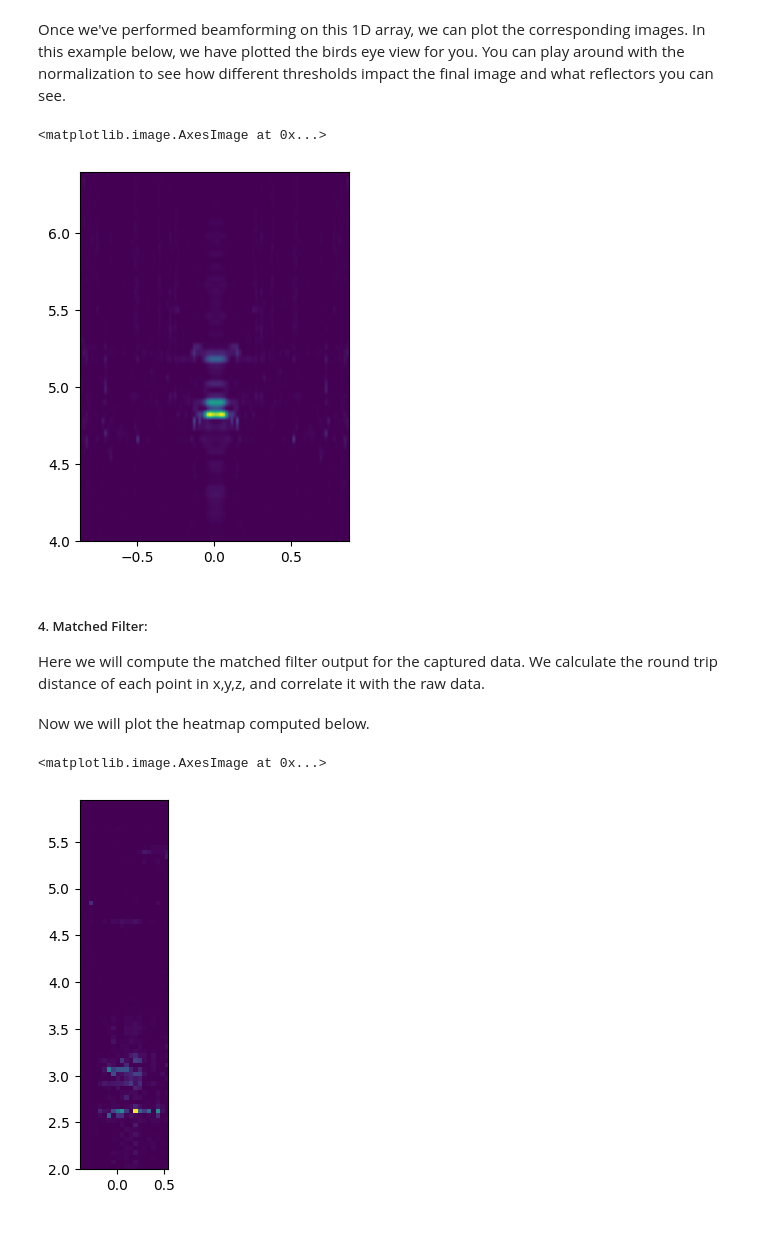
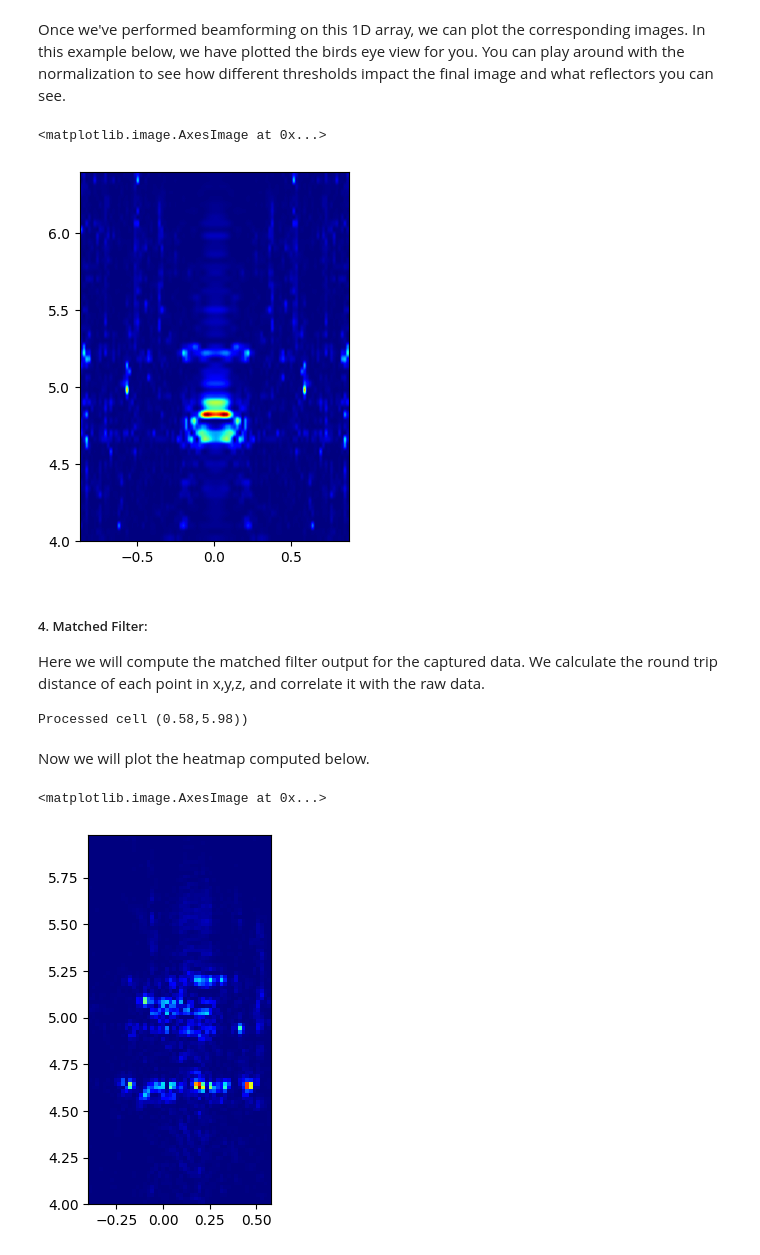
Before and after one commit to hailanzs/comm-proj-radar, a Jupyter notebook: exercise.ipynb, the cells around one changed output. Cells and saved outputs as stored; diff of their text form; code cells hidden in the pictures.

```diff
--- a/exercise.ipynb
+++ b/exercise.ipynb
@@ -69,15 +83,6 @@ home_dir = r"/Users/shanbhag/Documents/School/comm-proj-radars"
 filename = r"BF_data1_taj_far"
 data_dir = r"given_data"
 mat_data = sio.loadmat(os.path.join(home_dir,data_dir,filename + '.mat'))
-
-# define the antenna spacing
-lm = 3e8/77e9 # define lambda for the antenna spacing
-rx_pos = np.reshape(np.arange(1,5,dtype=float),(-1,1))
-x_pos = (np.reshape(np.arange(1,81,dtype=float),(-1,1)) * lm).T
-ant_pos = rx_pos * x_pos
 raw_data = mat_data['adcData']
-raw_data_hpf = np.zeros(raw_data.shape,dtype=complex)
-
-# high pass filter to remove artifacts right in front of the radar
-for ii in range(raw_data.shape[0]):
-    raw_data_hpf[ii,:] = pd.butter_highpass_filter(raw_data[ii,:],350000,10e6)
+num_x_stp, num_z_stp, num_tx, num_rx, adc_samples = raw_data.shape
+X = raw_data[:,num_z_stp//2,:,:,:]
@@ -84 +102,5 @@ for ii in range(raw_data.shape[0]):
+# %%
+# high pass filter to remove artifacts right in front of the radar
+for ii in range(raw_data.shape[0]):
+    raw_data[ii,:] = pd.butter_highpass_filter(raw_data[ii,:],350000,10e6)
 # %%
@@ -127,17 +147,17 @@ Once we've performed beamforming on this 1D array, we can plot the corresponding
 # %%
 plot_lim = [100,160]
 to_plot = sph_pwr[:,plot_lim[1]:plot_lim[0]:-1]**2
-plt.imshow(abs(to_plot.T), extent=[theta_s-np.pi/2, theta_e-np.pi/2,plot_lim[0] * 0.04,plot_lim[1] * 0.04]) # this is giving the y axis in meters, and x axis in angles
+plt.imshow(abs(to_plot.T), extent=[theta_s-np.pi/2, theta_e-np.pi/2,plot_lim[0] * 0.04,plot_lim[1] * 0.04],cmap = 'jet') # this is giving the y axis in meters, and x axis in angles
 # %% [output]
 <matplotlib.image.AxesImage at 0x...>
-[figure, old version]
+[figure, new version]
 # %% [markdown]
 <h5> 4. Matched Filter:</h5>
 Here we will compute the matched filter output for the captured data. We calculate the round trip distance of each point in x,y,z, and correlate it with the raw data.
 # %%
 ######## 1D Imaging in Cartesian #############
 
-X = np.squeeze(raw_data_hpf[:,num_z_stp//2,:,:,:])
+X = np.squeeze(raw_data[:,num_z_stp//2,:,:,:])
 
 dlx = lm
 c = 2.9979
@@ -146,8 +166,8 @@ chirpSlope = 70.295e12
 adcSampleRate = 10e6
 As_sci = (chirpSlope/1e8)
 
-num_x_cells = np.arange(-0.4,0.6,0.05)
-num_y_cells = np.arange(2,6,0.05)
+num_x_cells = np.arange(-0.4,0.6,0.02)
+num_y_cells = np.arange(4,6,0.02)
 
 MF_output = np.zeros((len(num_x_cells),len(num_y_cells)),dtype=complex)
 
@@ -168,14 +188,16 @@ for i,cell_x in enumerate(num_x_cells):
                     MF_output[i,j] = MF_output[i,j] + np.sum((X[uu,i_rx,:] *  (temp_real + temp_imag*1j)),axis=(0))
 
             print("Processed cell (%.2f,%.2f)" % (cell_x,cell_y), end='\r')
+# %% [output]
+Processed cell (0.58,5.98))
 # %% [markdown]
 Now we will plot the heatmap computed below.
 # %%
 to_plot = (MF_output)**2
-plt.imshow(abs(to_plot.T), extent=[num_x_cells[0], num_x_cells[-1], num_y_cells[0], num_y_cells[-1]]) # this is giving the y axis in meters, and x axis in angles
+plt.imshow(abs(to_plot.T), extent=[num_x_cells[0], num_x_cells[-1], num_y_cells[0], num_y_cells[-1]],cmap = 'jet') # this is giving the y axis in meters, and x axis in angles
 # %% [output]
 <matplotlib.image.AxesImage at 0x...>
-[figure, old version]
+[figure, new version]
 # %%
 # # TODO: Fix this section
 # rx_pos2d = np.reshape(np.arange(1,5,dtype=float),(-1,1))
```
Also changed, not shown: parts of 9 cells of this notebook.
